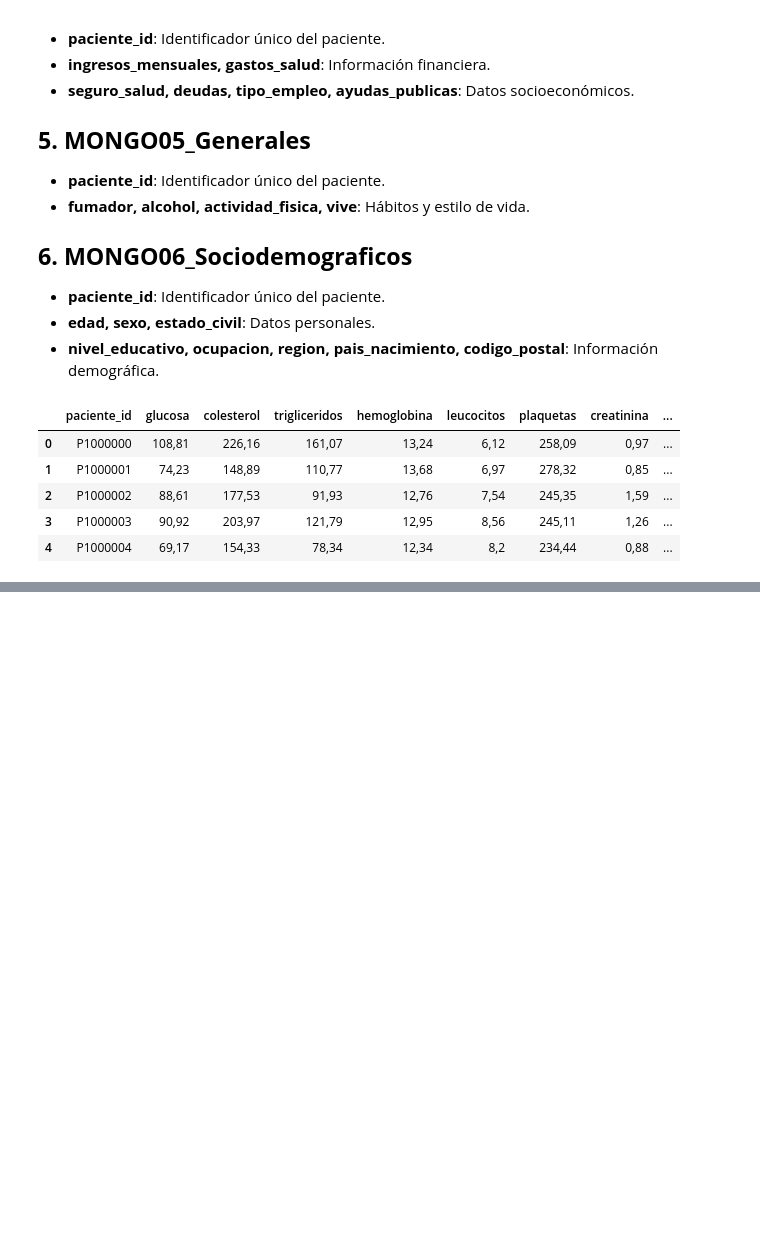
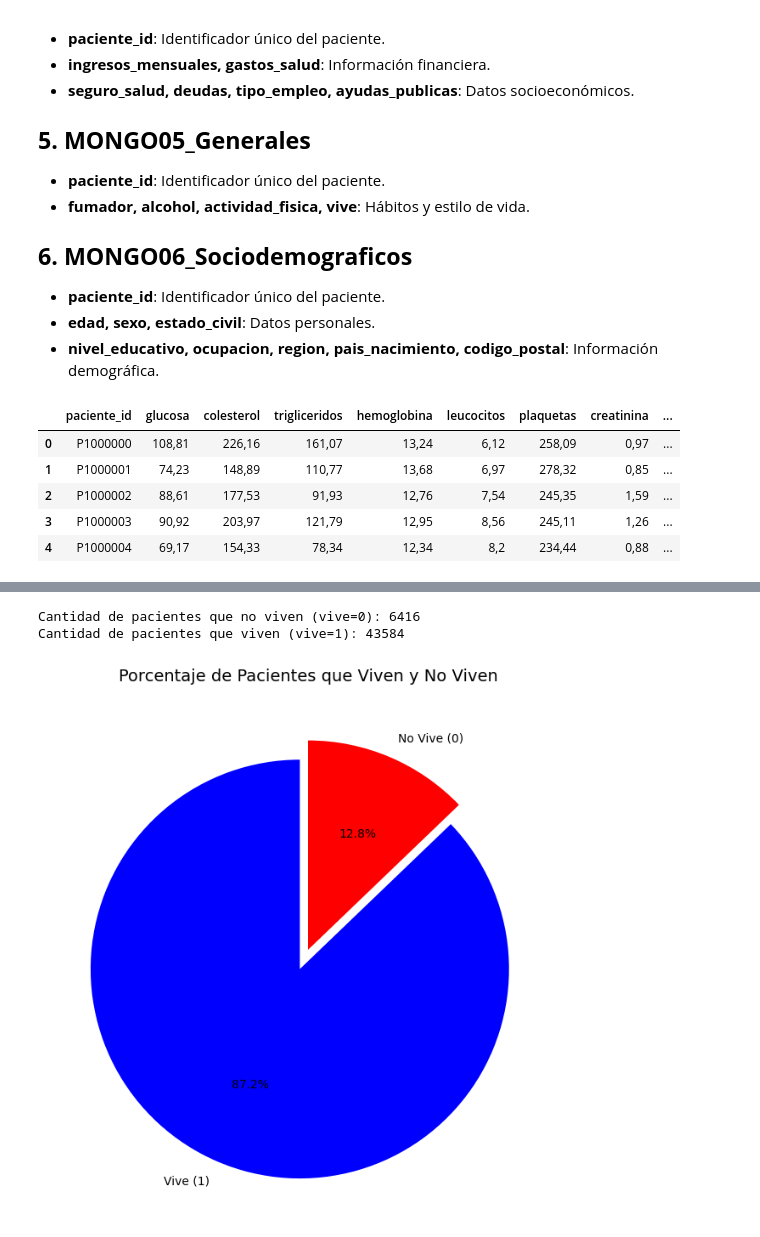
Before and after one commit to josean9/IA-Casos, a Jupyter notebook: notebooks/notebook1_eda.ipynb, the cells around one changed output, grey strips where cells are left out. Cells and saved outputs as stored; diff of their text form; code cells hidden in the pictures; blank space fills up the shorter version.

```diff
--- a/notebooks/notebook1_eda.ipynb
+++ b/notebooks/notebook1_eda.ipynb
@@ -49,0 +121,28 @@ df.head()
+# %%
+# Contar cuántas veces se repite cada valor en la columna 'vive'
+conteo_vive = df['vive'].value_counts()
+
+# Mostrar los resultados
+print("Cantidad de pacientes que no viven (vive=0):", conteo_vive.get(0, 0))
+print("Cantidad de pacientes que viven (vive=1):", conteo_vive.get(1, 0))
+# %% [output]
+Cantidad de pacientes que no viven (vive=0): 6416
+Cantidad de pacientes que viven (vive=1): 43584
+# %%
+# Calcular los porcentajes de vive (0 y 1)
+porcentajes_vive = df['vive'].value_counts(normalize=True) * 100
+
+# Crear el gráfico de pastel
+plt.figure(figsize=(8, 8))
+plt.pie(
+    porcentajes_vive,
+    labels=['Vive (1)', 'No Vive (0)'],
+    autopct='%1.1f%%',
+    startangle=90,
+    colors=['blue', 'red'],
+    explode=(0.1, 0)  # Resaltar la porción de "No Vive"
+)
+plt.title('Porcentaje de Pacientes que Viven y No Viven', fontsize=14)
+plt.show()
+# %% [output]
+[figure, added]
```
Also changed, not shown: parts of 5 cells of this notebook.
